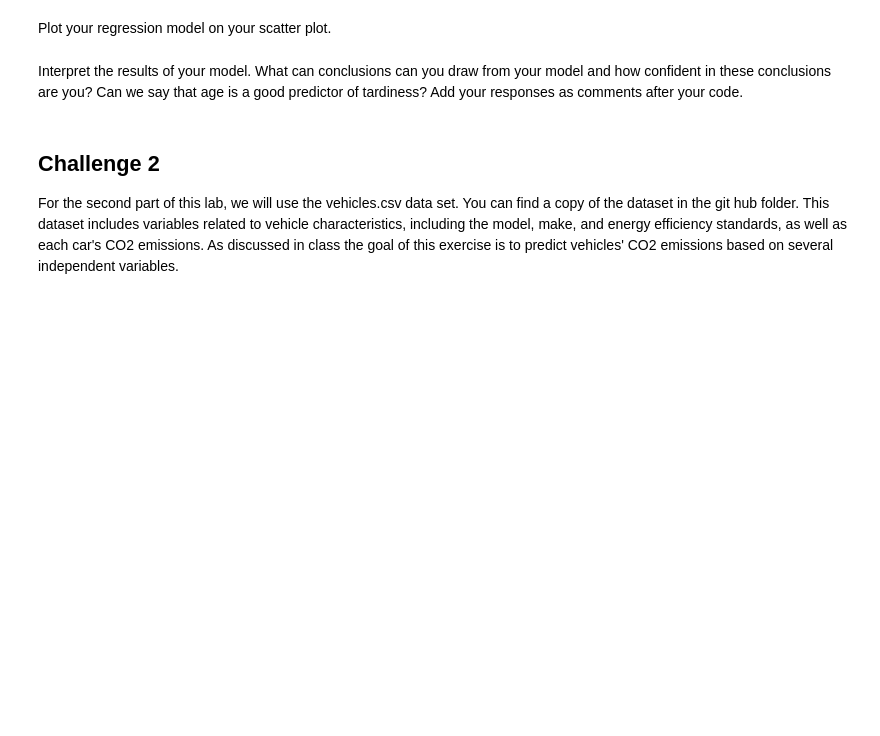
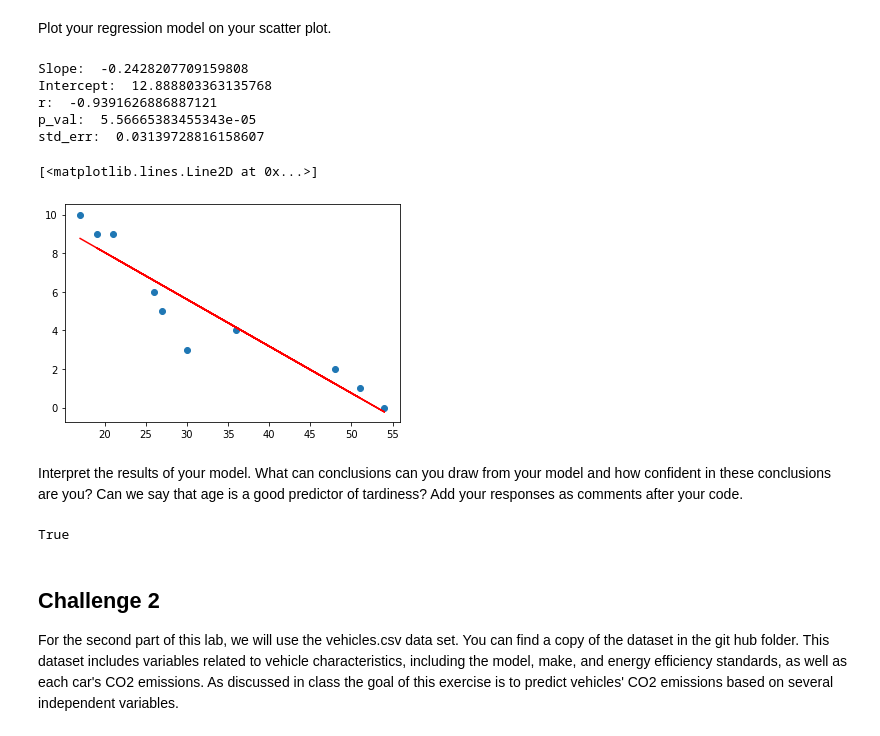
Before and after one commit to ta-datapt-bcn/lab-regression-analysis, a Jupyter notebook: your-code.ipynb, the cells around one changed output. Saved outputs shown, nothing was run; the diff lists cells and outputs as text; code cells hidden in the pictures; blank space fills up the shorter version.

```diff
--- a/your-code.ipynb
+++ b/your-code.ipynb
@@ -32,0 +36,6 @@ student_data = pd.DataFrame({'X': [x_values], 'Y': [y_values]})
+# %%
+# Your code here.
+import pandas as pd
+
+student_data = pd.DataFrame({'Age': [17, 51, 27, 21, 36, 48, 19, 26, 54, 30], 'Tardies': [10, 1, 5, 9, 4, 2, 9, 6, 0, 3]})
+student_data
@@ -53,2 +146,28 @@ Plot your regression model on your scatter plot.
+# %%
+# Your code here.
+
+slope, intercept, r_value, p_value, std_err = stats.linregress(student_data['Age'], student_data['Tardies'])
+
+print('Slope: ',slope)
+print('Intercept: ',intercept)
+print('r: ', r_value)
+print('p_val: ', p_value)
+print('std_err: ', std_err)
+# %% [output]
+Slope:  -0.2428207709159808
+Intercept:  12.888803363135768
+r:  -0.9391626886887121
+p_val:  5.56665383455343e-05
+std_err:  0.03139728816158607
+# %%
+y = intercept + slope * student_data['Age']
+# %%
+import matplotlib.pyplot as plt
+
+plt.scatter(student_data['Age'], student_data['Tardies'])
+plt.plot(student_data['Age'], y, c='red')
+# %% [output]
+[<matplotlib.lines.Line2D at 0x...>]
+[figure, added]
 # %% [markdown]
 Interpret the results of your model. What can conclusions can you draw from your model and how confident in these conclusions are you? Can we say that age is a good predictor of tardiness? Add your responses as comments after your code.
@@ -57,3 +174,18 @@ Interpret the results of your model. What can conclusions can you draw from your
+# %%
+# Your response here.
+
+#We can see that R-squared value is 0.882, meaning that this model explains 88% of the variance in our dependent variable (tardies).
+
+pvalue= 5.56665383455343e-05
+alpha = 0.05
+
+print(pvalue<alpha)
+
+#there is much less than 5% chance that the F-statistic of 59.81 could have occurred by chance under the assumption
+#of a valid Null hypothesis.Thus we reject the Null hypothesis and accept the alternate hypothesis, meaning that
+#there is a statistically significant impact on being late when age is changing
+# %% [output]
+True
 # %% [markdown]
 ## Challenge 2
 For the second part of this lab, we will use the vehicles.csv data set. You can find a copy of the dataset in the git hub folder. This dataset includes variables related to vehicle characteristics, including the model, make, and energy efficiency standards, as well as each car's CO2 emissions. As discussed in class the goal of this exercise is to predict vehicles' CO2 emissions based on several independent variables.
```
Also changed, not shown: parts of 27 cells of this notebook, 1 other file.
